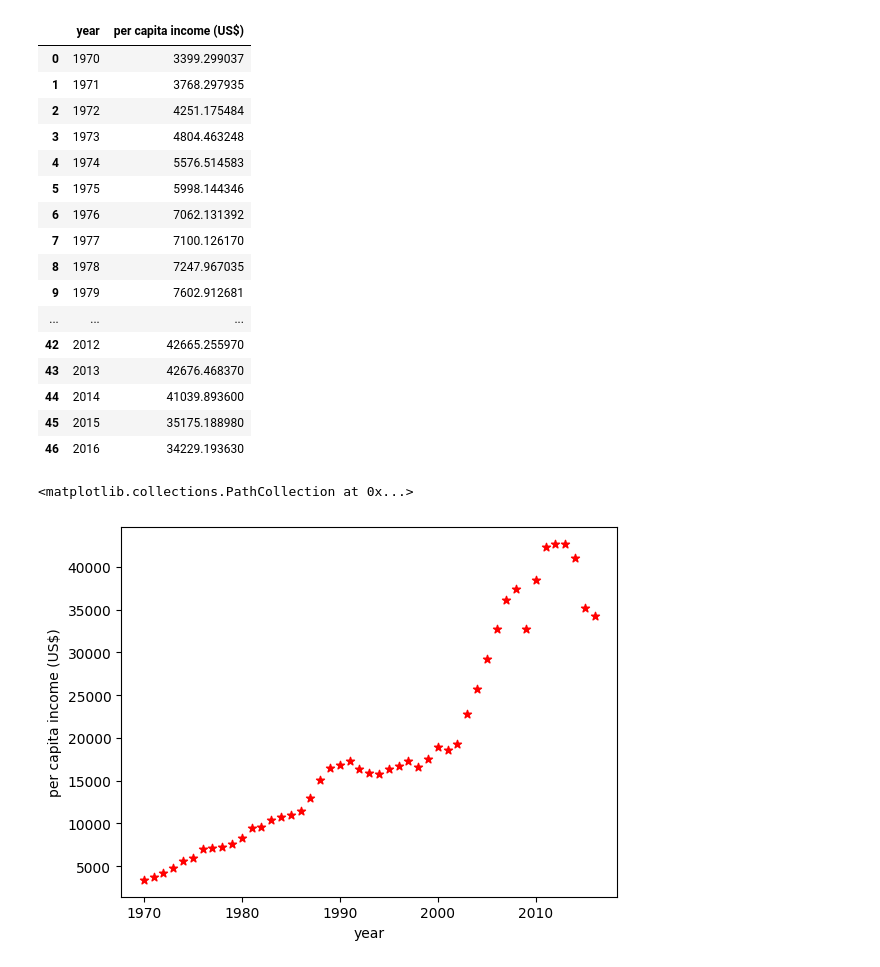
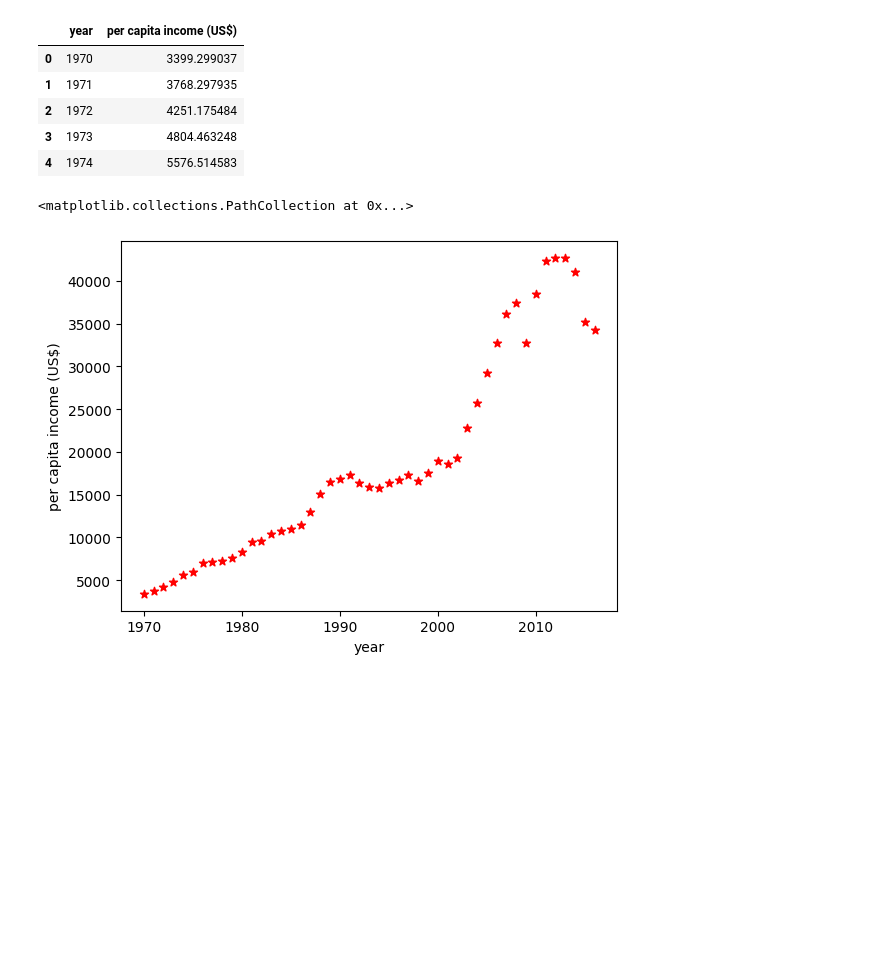
Before and after one commit to PatelKanishk/foundation-ml, a Jupyter notebook: linear regression/PerCapitaIncome/perCapita.ipynb, the cells around one changed output. Saved outputs shown, nothing was run; the diff lists cells and outputs as text; code cells hidden in the pictures; blank space fills up the shorter version.

```diff
--- a/linear regression/PerCapitaIncome/perCapita.ipynb
+++ b/linear regression/PerCapitaIncome/perCapita.ipynb
@@ -5,25 +5,14 @@ import matplotlib.pyplot as plt
 from sklearn import linear_model
 # %%
 df=pd.read_csv("canada_per_capita_income.csv")
-df
+df.head(5)
 # %% [output]
 |  | year | per capita income (US$) |
 | 0 | 1970 | 3399.299037 |
 | 1 | 1971 | 3768.297935 |
 | 2 | 1972 | 4251.175484 |
 | 3 | 1973 | 4804.463248 |
 | 4 | 1974 | 5576.514583 |
-| 5 | 1975 | 5998.144346 |
-| 6 | 1976 | 7062.131392 |
-| 7 | 1977 | 7100.126170 |
-| 8 | 1978 | 7247.967035 |
-| 9 | 1979 | 7602.912681 |
-| ... | ... | ... |
-| 42 | 2012 | 42665.255970 |
-| 43 | 2013 | 42676.468370 |
-| 44 | 2014 | 41039.893600 |
-| 45 | 2015 | 35175.188980 |
-| 46 | 2016 | 34229.193630 |
 # %%
 plt.xlabel('year')
 plt.ylabel('per capita income (US$)')
```
Also changed, not shown: parts of 6 cells of this notebook.
